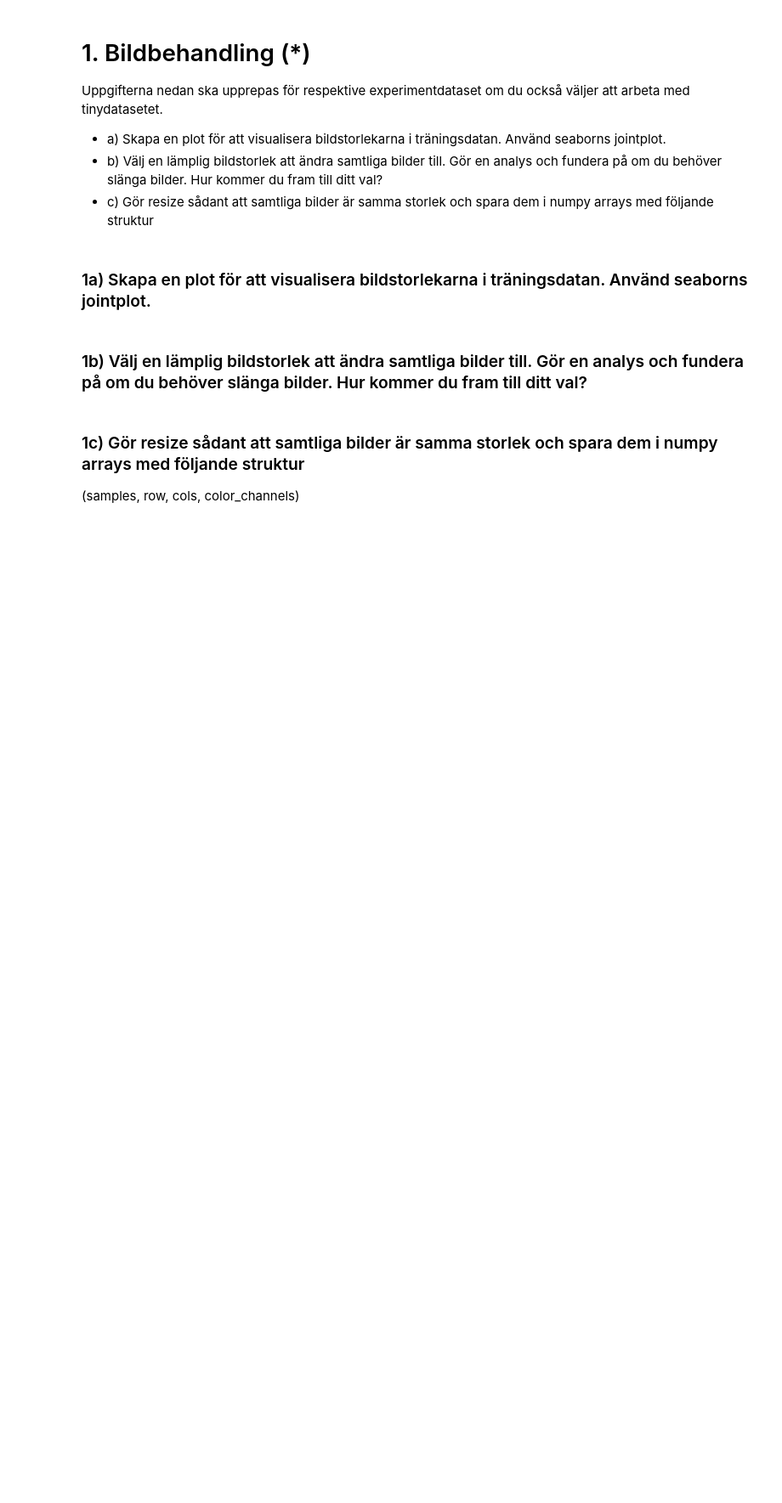
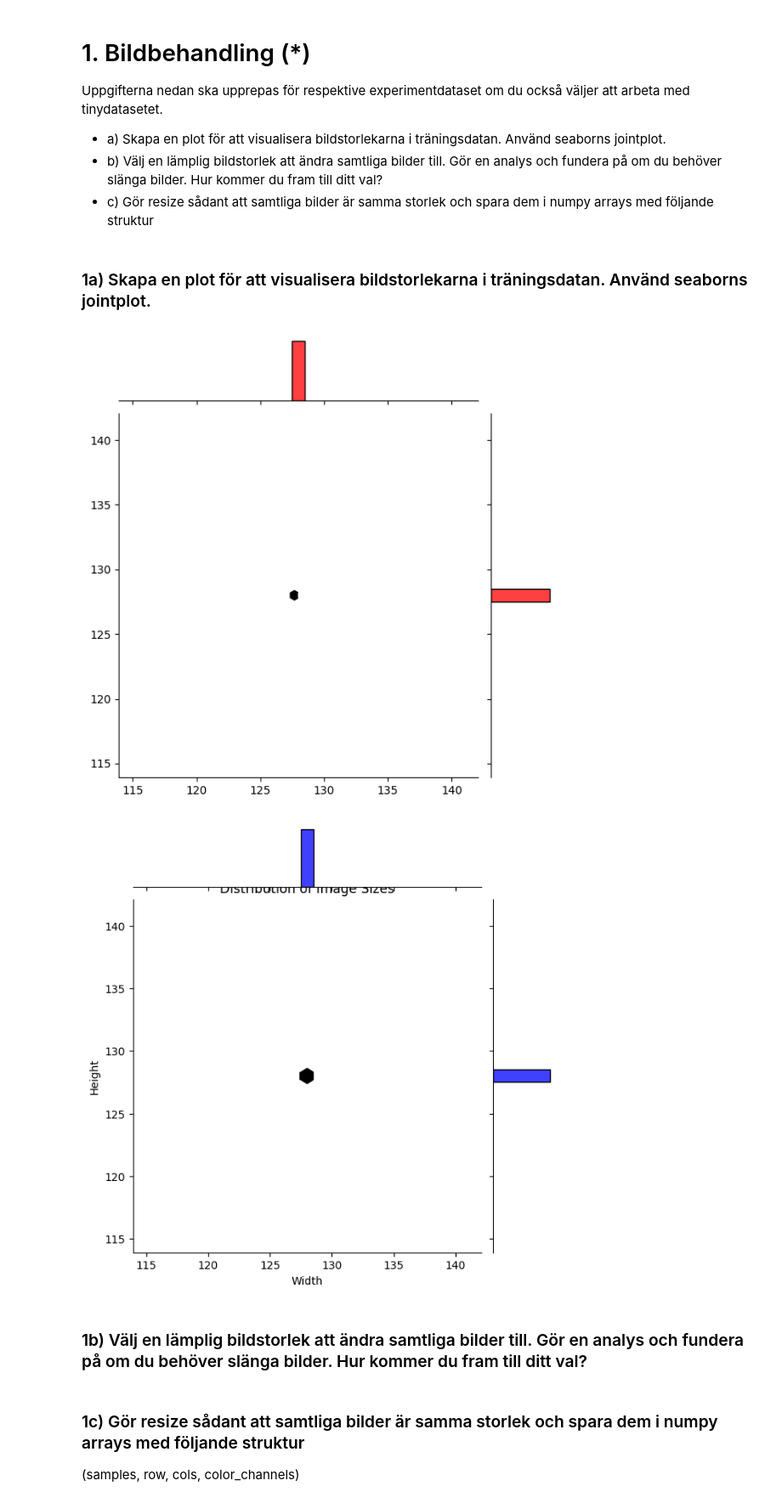
Before and after one commit to Zandri2k/Python-AI-Sandra-OPA23, a Jupyter notebook: Lab_2/Lab_2.ipynb, the cells around one changed output. Shown at 85% size. Drawn from its saved outputs; the diff is of its cells as text; code cells hidden in the pictures; blank space fills up the shorter version.

```diff
--- a/Lab_2/Lab_2.ipynb
+++ b/Lab_2/Lab_2.ipynb
@@ -309,21 +321,26 @@ struktur
 # %%
 from seaborn import jointplot
 
 
 #bara för 0 och 1
 train_heights = [image.shape[0] for image in X_train_resized]
 train_widths = [image.shape[1] for image in X_train_resized]
-
+test_heights =[image.shape[0] for image in X_test_resized]
+test_width =[image.shape[1] for image in X_test_resized]
 # Create a jointplot
 jointplot(x=train_widths, y=train_heights, kind='hex', color='red')
+jointplot(x=test_heights, y=test_heights, kind='hex', color= 'blue')
 
 # Set labels and title
 plt.xlabel('Width')
 plt.ylabel('Height')
 plt.title('Distribution of Image Sizes')
 
 # Show the plot
 plt.show()
+# %% [output]
+[figure, added]
+[figure, added]
 # %% [markdown]
 ### 1b) Välj en lämplig bildstorlek att ändra samtliga bilder till. Gör en analys och fundera på om du behöver slänga bilder. Hur kommer du fram till ditt val?
 # %% [markdown]
```
Also changed, not shown: parts of 13 cells of this notebook.
